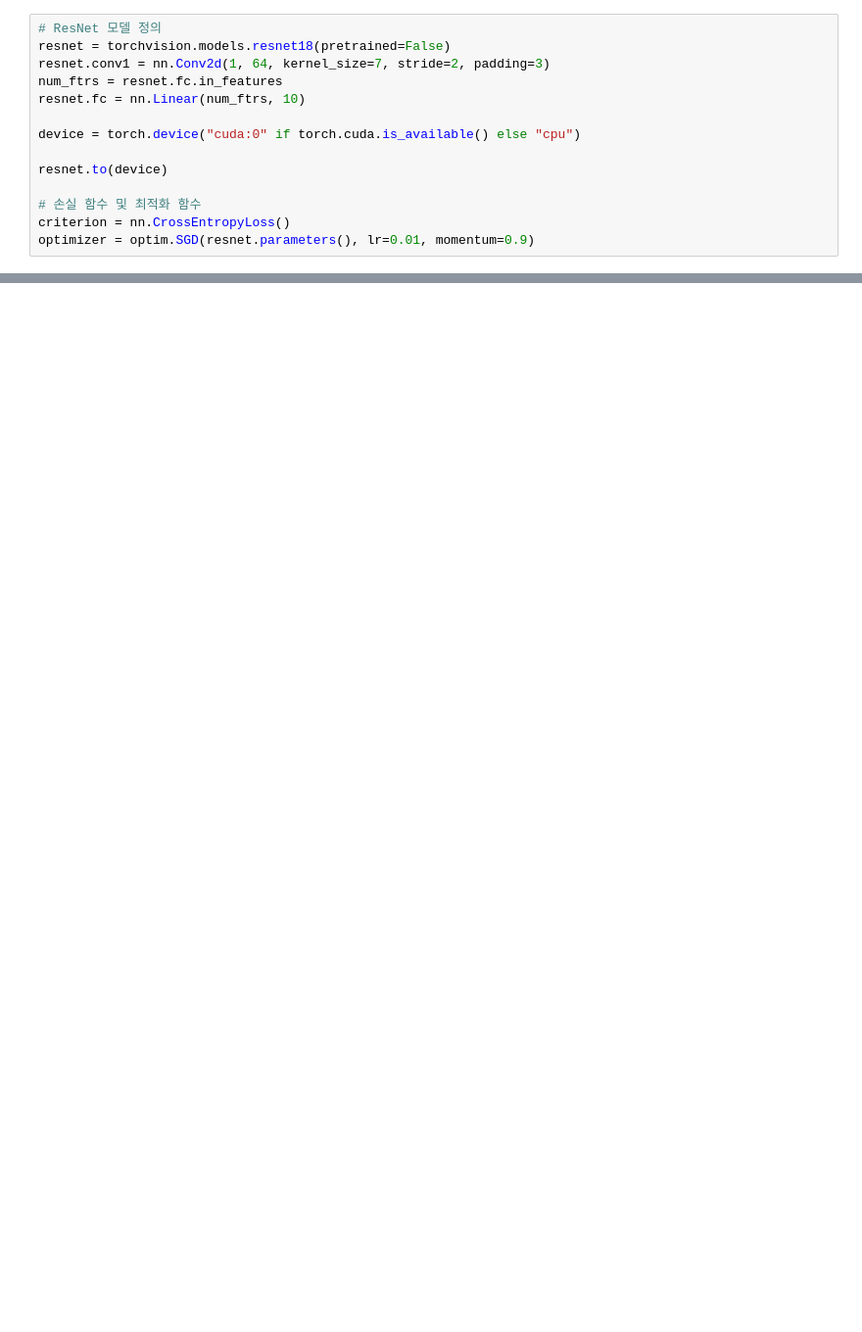
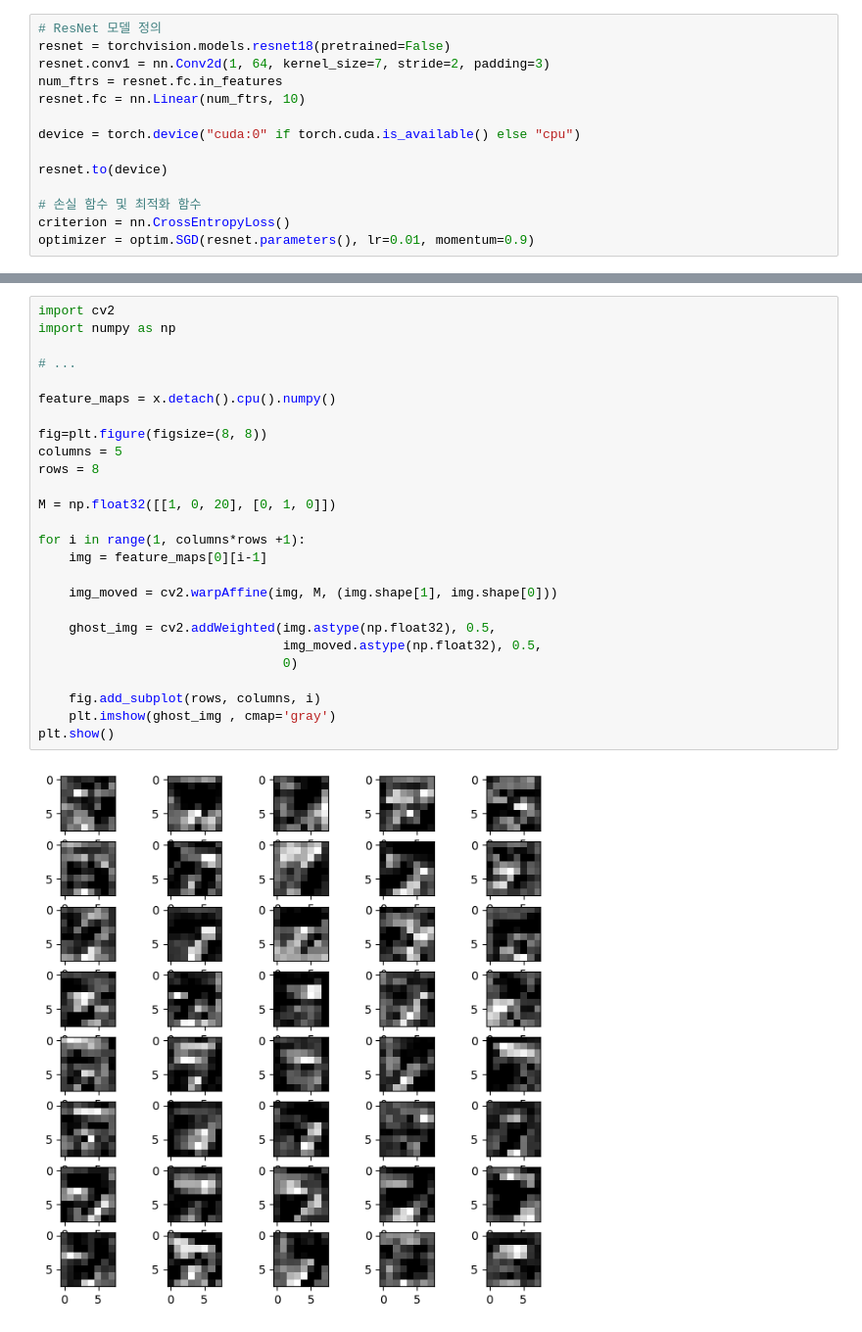
Before and after one commit to icanSeeo/i-can-see, a Jupyter notebook: CNN/resnet.ipynb, the cells around one changed output, grey strips where cells are left out. Shown at 98% size. Saved outputs shown, nothing was run; the diff lists cells and outputs as text; blank space fills up the shorter version.

```diff
--- a/CNN/resnet.ipynb
+++ b/CNN/resnet.ipynb
@@ -127,3 +130,31 @@ plt.show()
+# %%
+import cv2
+import numpy as np
+
+# ...
+
+feature_maps = x.detach().cpu().numpy()
+
+fig=plt.figure(figsize=(8, 8))
+columns = 5
+rows = 8
+
+M = np.float32([[1, 0, 20], [0, 1, 0]])
+
+for i in range(1, columns*rows +1):
+    img = feature_maps[0][i-1]
+
+    img_moved = cv2.warpAffine(img, M, (img.shape[1], img.shape[0]))
+
+    ghost_img = cv2.addWeighted(img.astype(np.float32), 0.5,
+                                img_moved.astype(np.float32), 0.5,
+                                0)
+
+    fig.add_subplot(rows, columns, i)
+    plt.imshow(ghost_img , cmap='gray')
+plt.show()
+# %% [output]
+[figure, added]
 # %%
 import torch
 import numpy as np
```
Also changed, not shown: parts of 6 cells of this notebook.
